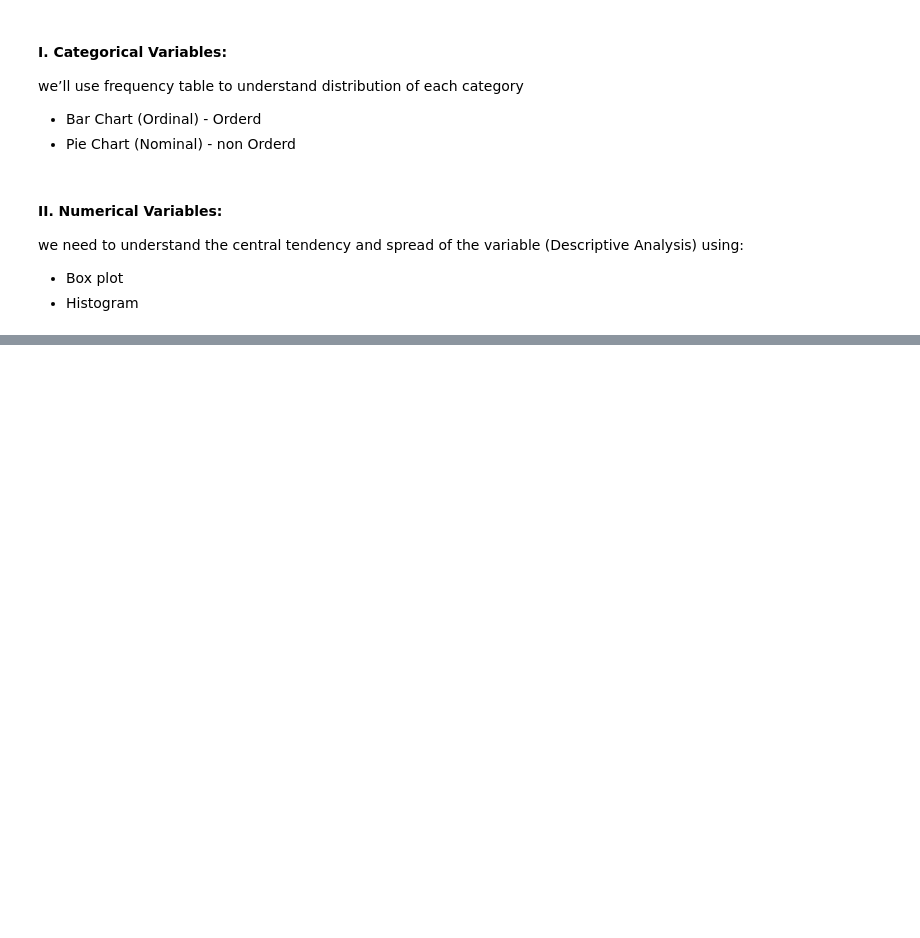
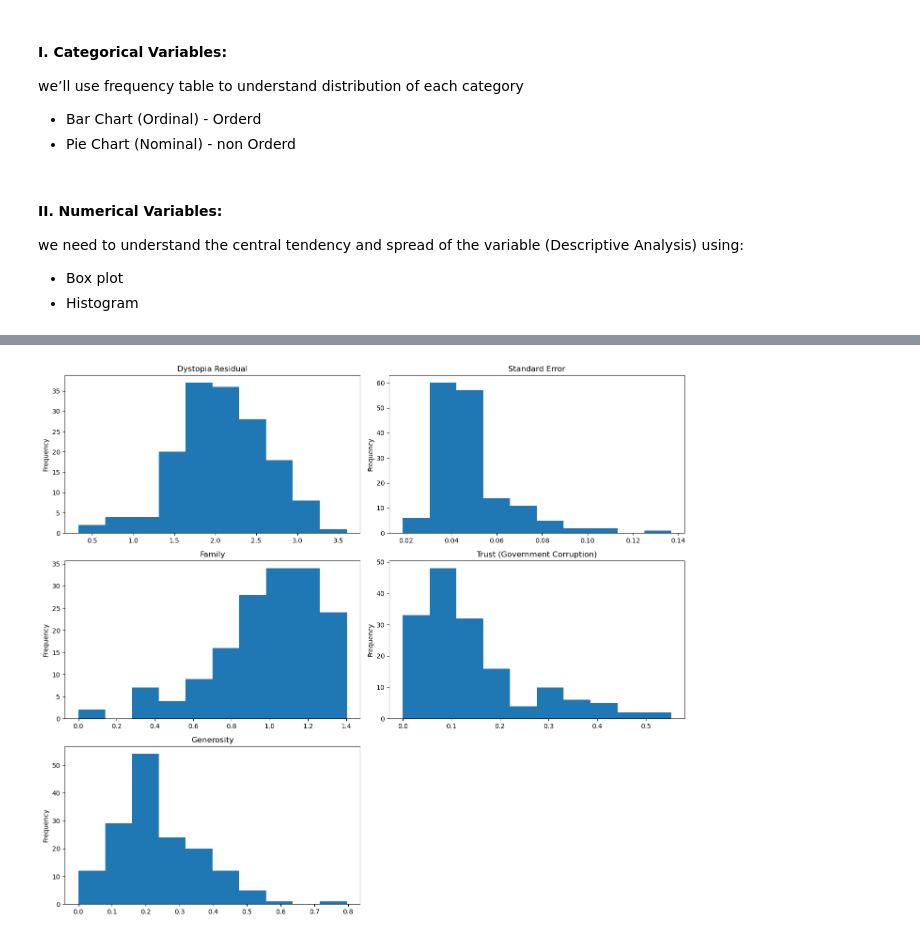
Before and after one commit to Faris35/Usecase-2, a Jupyter notebook: EDA explain template.ipynb, the cells around one changed output, grey strips where cells are left out. Drawn from its saved outputs; the diff is of its cells as text; code cells hidden in the pictures; blank space fills up the shorter version.

```diff
--- a/EDA explain template.ipynb
+++ b/EDA explain template.ipynb
@@ -780,0 +781,24 @@ We could also use a correlation matrix to get more specific information about th
+# %%
+fig, axes = plt.subplots(nrows=3, ncols=2, figsize=(14, 12)) # Create a 3x2 grid of subplots
+
+# Plot a histogram of the 'Dystopia Residual' column
+df_2015['Dystopia Residual'].plot(kind='hist', ax=axes[0, 0], title='Dystopia Residual')
+
+# Plot a histogram of the 'Standard Error' column
+df_2015['Standard Error'].plot(kind='hist', ax=axes[0, 1], title='Standard Error')
+
+# Plot a histogram of the 'Family' column
+df_2015['Family'].plot(kind='hist', ax=axes[1, 0], title='Family')
+
+# Plot a histogram of the 'Trust (Government Corruption)' column
+df_2015['Trust (Government Corruption)'].plot(kind='hist', ax=axes[1, 1], title='Trust (Government Corruption)')
+
+# Plot a histogram of the 'Generosity' column
+df_2015['Generosity'].plot(kind='hist', ax=axes[2, 0], title='Generosity')
+
+fig.delaxes(axes[2, 1]) # Hide the empty subplot (axes[2, 1])
+
+plt.tight_layout()
+plt.show()
+# %% [output]
+[figure, added]
```
Also changed, not shown: parts of 37 cells of this notebook.
